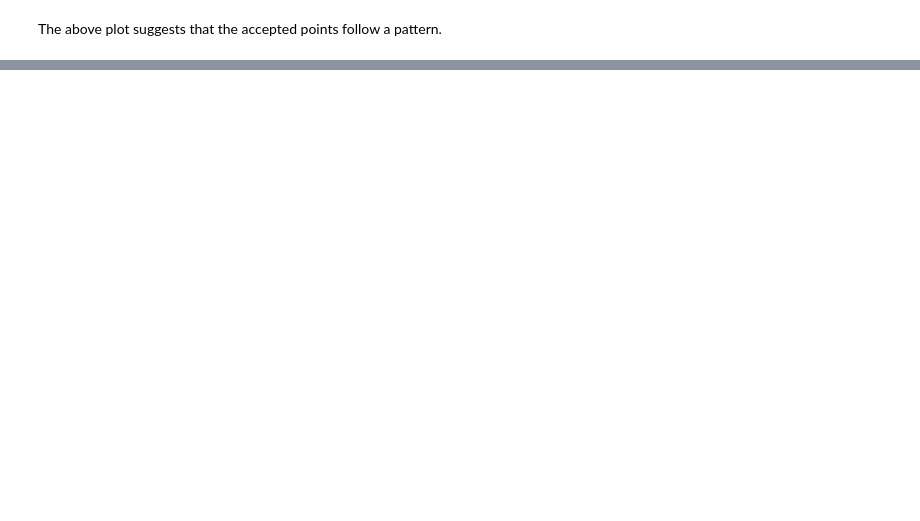
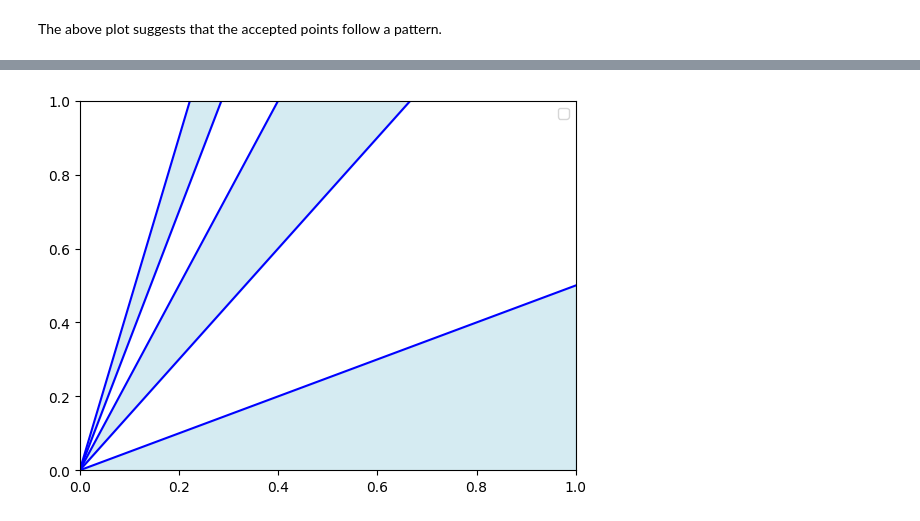
Before and after one commit to TirthrajSG/round-random-fraction, a Jupyter notebook: solution.ipynb, the cells around one changed output, grey strips where cells are left out. Saved outputs shown, nothing was run; the diff lists cells and outputs as text; code cells hidden in the pictures; blank space fills up the shorter version.

```diff
--- a/solution.ipynb
+++ b/solution.ipynb
@@ -41,0 +68,21 @@ plt.ylim(0,1)
+# %%
+a3 = [0, 2/7]
+b3 = [0, 1]
+
+a4 = [0, 2/9]
+b4 = [0, 1]
+
+plt.plot(a, b, color="blue")
+plt.fill_between(a, b, color='lightblue', alpha=0.5)
+plt.plot(a1, b1, color="blue")
+plt.plot(a2, b2, color="blue")
+plt.fill_betweenx(b2, a2, a1, color='lightblue', alpha=0.5)
+plt.plot(a3, b3, color="blue")
+plt.plot(a4, b4, color="blue")
+plt.fill_betweenx(b4, a3, a4, color='lightblue', alpha=0.5)
+plt.xlim(0, 1)
+plt.ylim(0, 1)
+plt.legend()
+plt.show()
+# %% [output]
+[figure, added]
```
Also changed, not shown: parts of 6 cells of this notebook.
